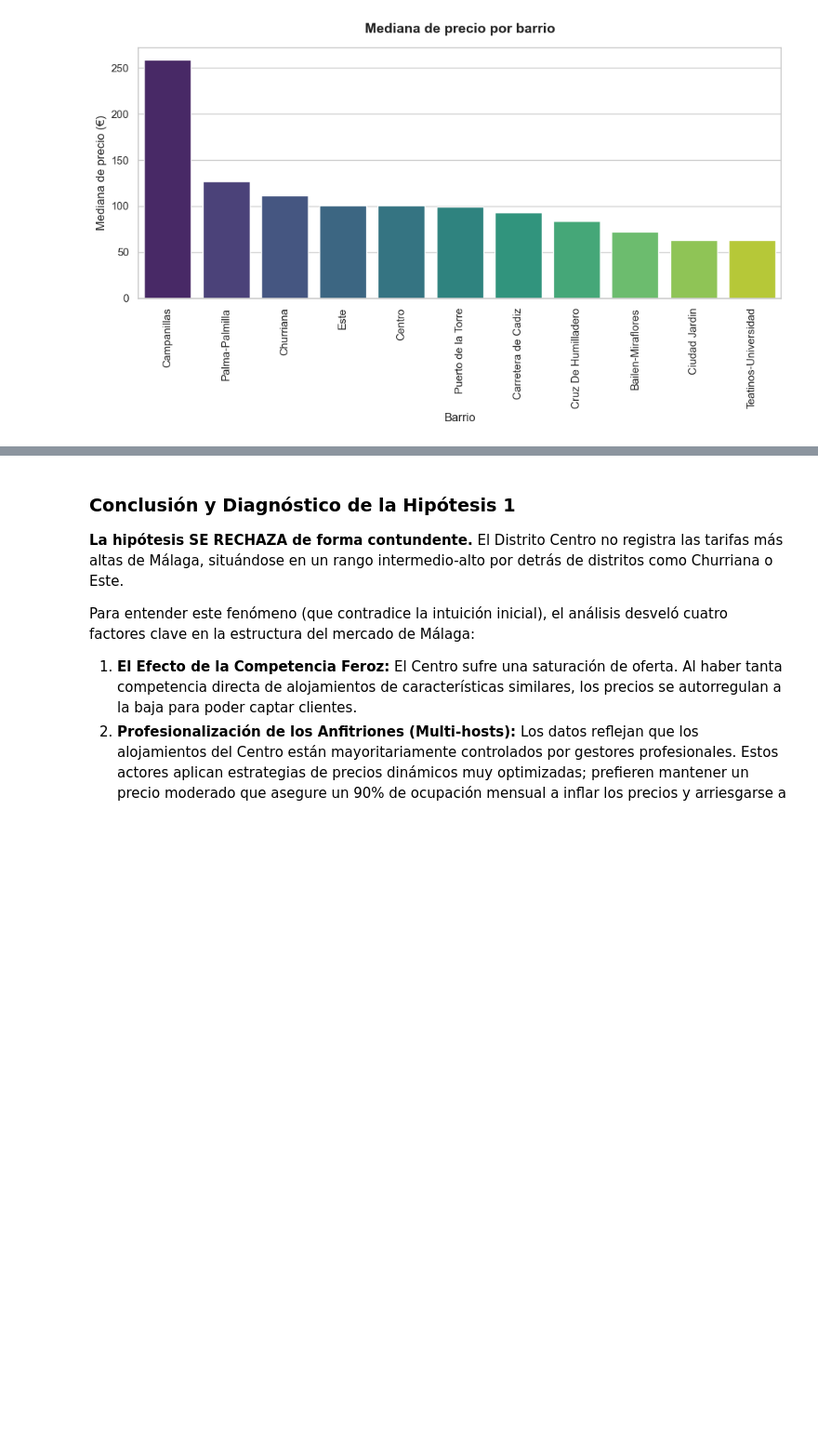
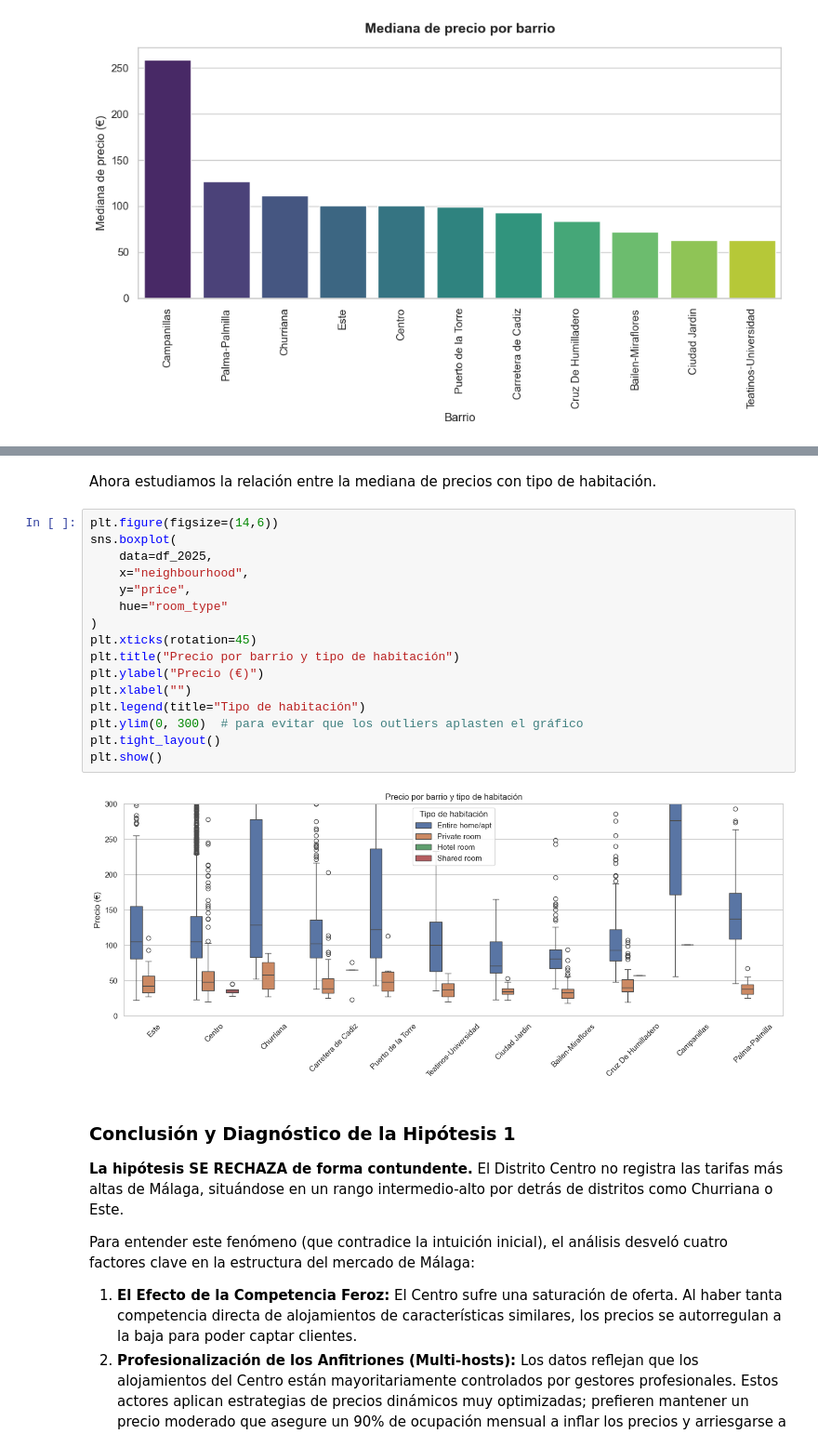
Before and after one commit to MHHsim/Proyect-Break-I, a Jupyter notebook: main.ipynb, the cells around one changed output, grey strips where cells are left out. Shown at 93% size. Drawn from its saved outputs; the diff is of its cells as text; blank space fills up the shorter version.

```diff
--- a/main.ipynb
+++ b/main.ipynb
@@ -252,3 +302,23 @@ Mediana de precios por barrio:
+# %% [markdown]
+Ahora estudiamos la relación entre la mediana de precios con tipo de habitación.
+# %%
+plt.figure(figsize=(14,6))
+sns.boxplot(
+    data=df_2025,
+    x="neighbourhood",
+    y="price",
+    hue="room_type"
+)
+plt.xticks(rotation=45)
+plt.title("Precio por barrio y tipo de habitación")
+plt.ylabel("Precio (€)")
+plt.xlabel("")
+plt.legend(title="Tipo de habitación")
+plt.ylim(0, 300)  # para evitar que los outliers aplasten el gráfico
+plt.tight_layout()
+plt.show()
+# %% [output]
+[figure, added]
 # %% [markdown]
 ### Conclusión y Diagnóstico de la Hipótesis 1
 
```
Also changed, not shown: parts of 12 cells of this notebook.
